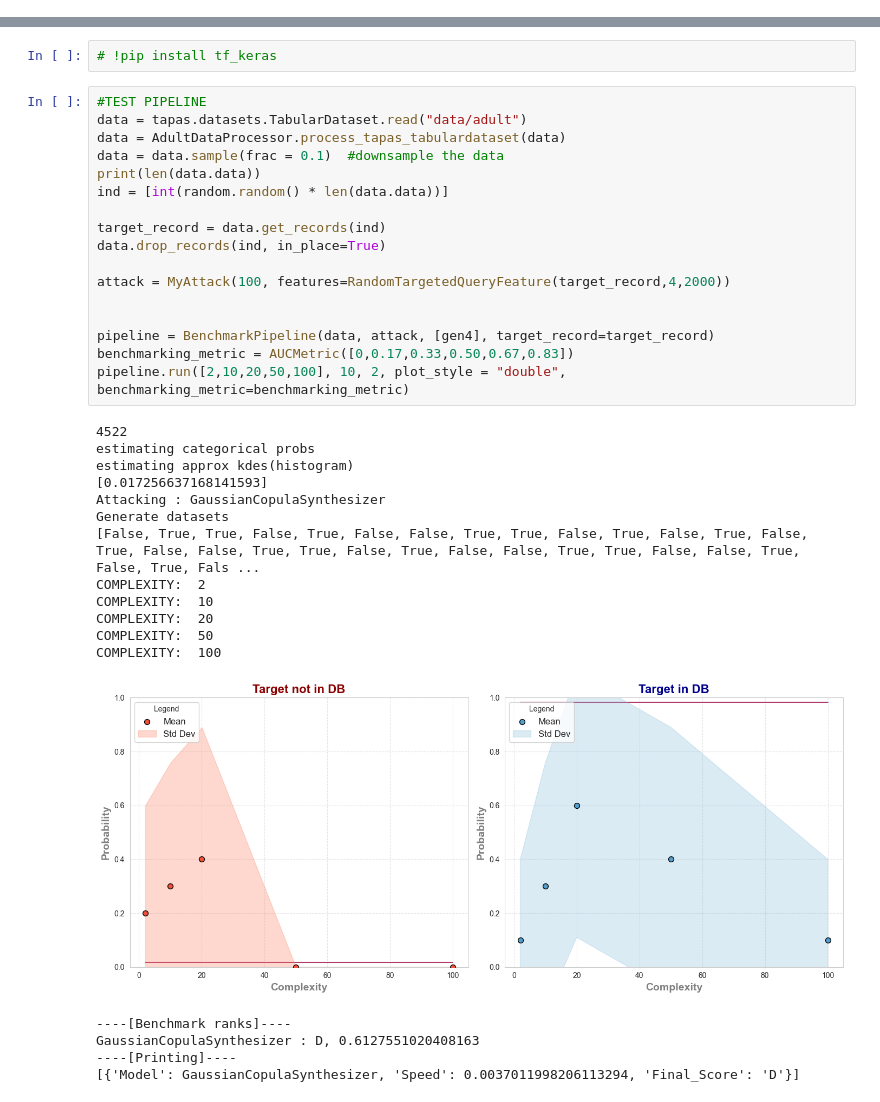
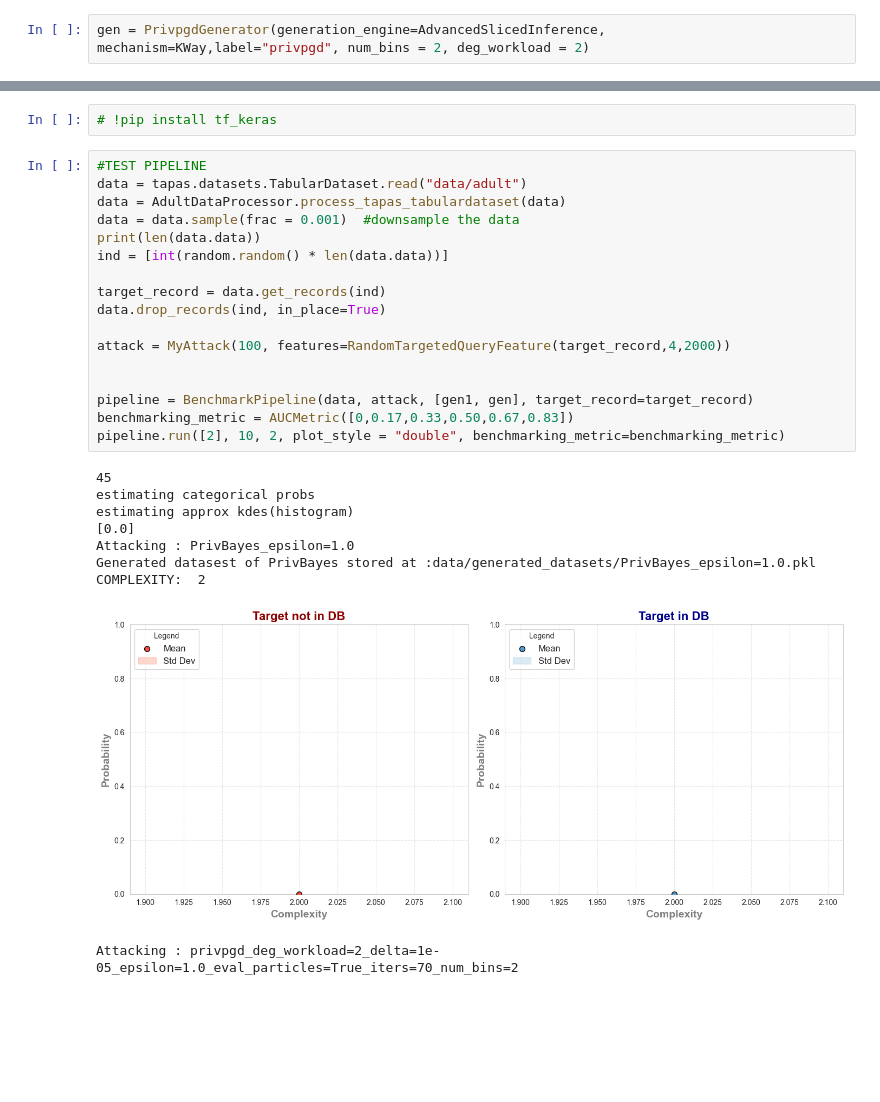
Before and after one commit to ArthGV/Benchmarking-of-Tabular-Synthetic-Data-Generation, a Jupyter notebook: privacy/run_pipeline_test_generator_class.ipynb, the cells around one changed output, grey strips where cells are left out. Saved outputs shown, nothing was run; the diff lists cells and outputs as text; blank space fills up the shorter version.

Commit message:
add privpgdgenerator, add prettyname for generators for plots, TODO: fix install_tapas_env.sh

```diff
--- a/privacy/run_pipeline_test_generator_class.ipynb
+++ b/privacy/run_pipeline_test_generator_class.ipynb
@@ -53,0 +98,2 @@ from sdv.single_table import GaussianCopulaSynthesizer
+# %%
+gen = PrivpgdGenerator(generation_engine=AdvancedSlicedInference, mechanism=KWay,label="privpgd", num_bins = 2, deg_workload = 2)
@@ -76,35 +127,27 @@ repr(gen4)
 # %%
 #TEST PIPELINE
 data = tapas.datasets.TabularDataset.read("data/adult")
 data = AdultDataProcessor.process_tapas_tabulardataset(data)
-data = data.sample(frac = 0.1)  #downsample the data
+data = data.sample(frac = 0.001)  #downsample the data
 print(len(data.data))
 ind = [int(random.random() * len(data.data))]
 
 target_record = data.get_records(ind)
 data.drop_records(ind, in_place=True)
 
 attack = MyAttack(100, features=RandomTargetedQueryFeature(target_record,4,2000))
 
 
-pipeline = BenchmarkPipeline(data, attack, [gen4], target_record=target_record)
+pipeline = BenchmarkPipeline(data, attack, [gen1, gen], target_record=target_record)
 benchmarking_metric = AUCMetric([0,0.17,0.33,0.50,0.67,0.83])
-pipeline.run([2,10,20,50,100], 10, 2, plot_style = "double", benchmarking_metric=benchmarking_metric)
+pipeline.run([2], 10, 2, plot_style = "double", benchmarking_metric=benchmarking_metric)
 # %% [output]
-4522
+45
 estimating categorical probs
 estimating approx kdes(histogram)
-[0.017256637168141593]
-Attacking : GaussianCopulaSynthesizer
-Generate datasets
-[False, True, True, False, True, False, False, True, True, False, True, False, True, False, True, False, False, True, True, False, True, False, False, True, True, False, False, True, False, True, Fals ...
+[0.0]
+Attacking : PrivBayes_epsilon=1.0
+Generated datasest of PrivBayes stored at :data/generated_datasets/PrivBayes_epsilon=1.0.pkl
 COMPLEXITY:  2
-COMPLEXITY:  10
-COMPLEXITY:  20
-COMPLEXITY:  50
-COMPLEXITY:  100
-[figure, old version]
+[figure, new version]
-----[Benchmark ranks]----
-GaussianCopulaSynthesizer : D, 0.6127551020408163
-----[Printing]----
-[{'Model': GaussianCopulaSynthesizer, 'Speed': 0.0037011998206113294, 'Final_Score': 'D'}]
+Attacking : privpgd_deg_workload=2_delta=1e-05_epsilon=1.0_eval_particles=True_iters=70_num_bins=2
```
Also changed, not shown: parts of 9 cells of this notebook, 4 other files.
